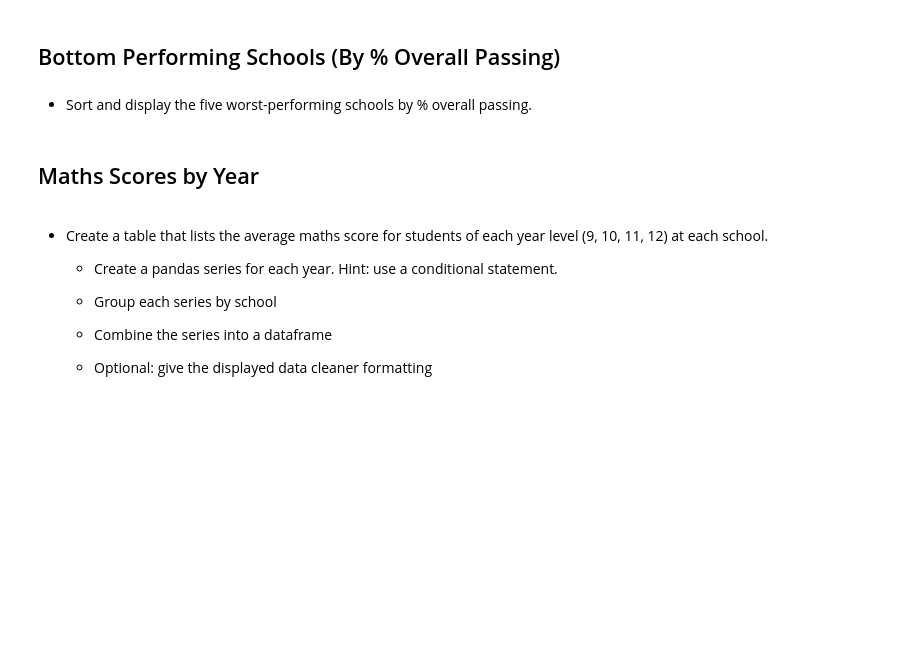
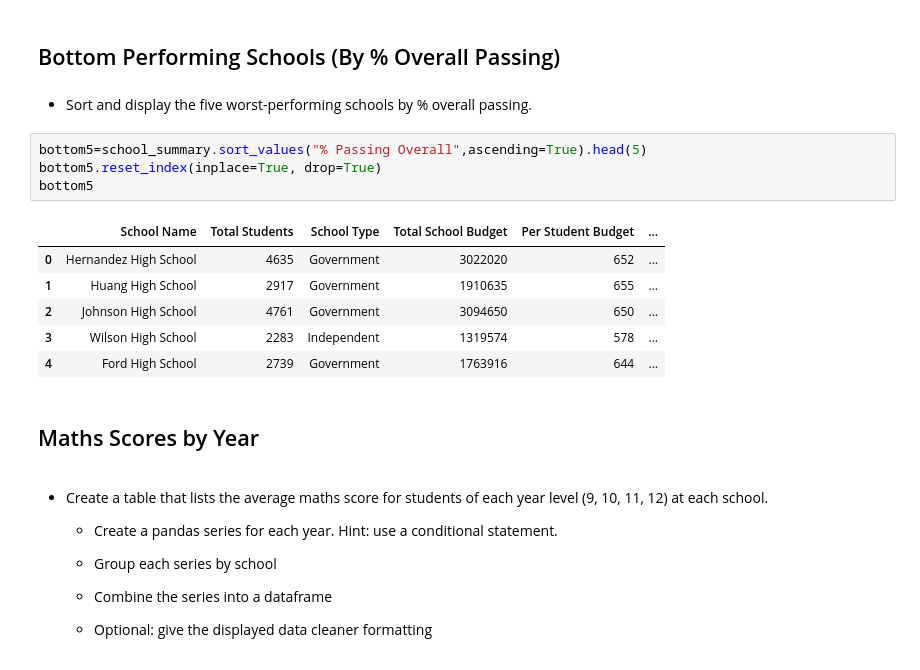
Before and after one commit to Shaunisme/pandas-challenge, a Jupyter notebook: PyCitySchools/PyCitySchools.ipynb, the cells around one changed output. Cells and saved outputs as stored; diff of their text form; blank space fills up the shorter version.

Commit message:
Finish the third part: top and bottom 5

```diff
--- a/PyCitySchools/PyCitySchools.ipynb
+++ b/PyCitySchools/PyCitySchools.ipynb
@@ -163,6 +183,17 @@ school_summary
 ## Bottom Performing Schools (By % Overall Passing)
 # %% [markdown]
 * Sort and display the five worst-performing schools by % overall passing.
+# %%
+bottom5=school_summary.sort_values("% Passing Overall",ascending=True).head(5)
+bottom5.reset_index(inplace=True, drop=True)
+bottom5
+# %% [output]
+|  | School Name | Total Students | School Type | Total School Budget | Per Student Budget | ... |
+| 0 | Hernandez High School | 4635 | Government | 3022020 | 652 | ... |
+| 1 | Huang High School | 2917 | Government | 1910635 | 655 | ... |
+| 2 | Johnson High School | 4761 | Government | 3094650 | 650 | ... |
+| 3 | Wilson High School | 2283 | Independent | 1319574 | 578 | ... |
+| 4 | Ford High School | 2739 | Government | 1763916 | 644 | ... |
 # %% [markdown]
 ## Maths Scores by Year
 # %% [markdown]
```
Also changed, not shown: parts of 5 cells of this notebook.
